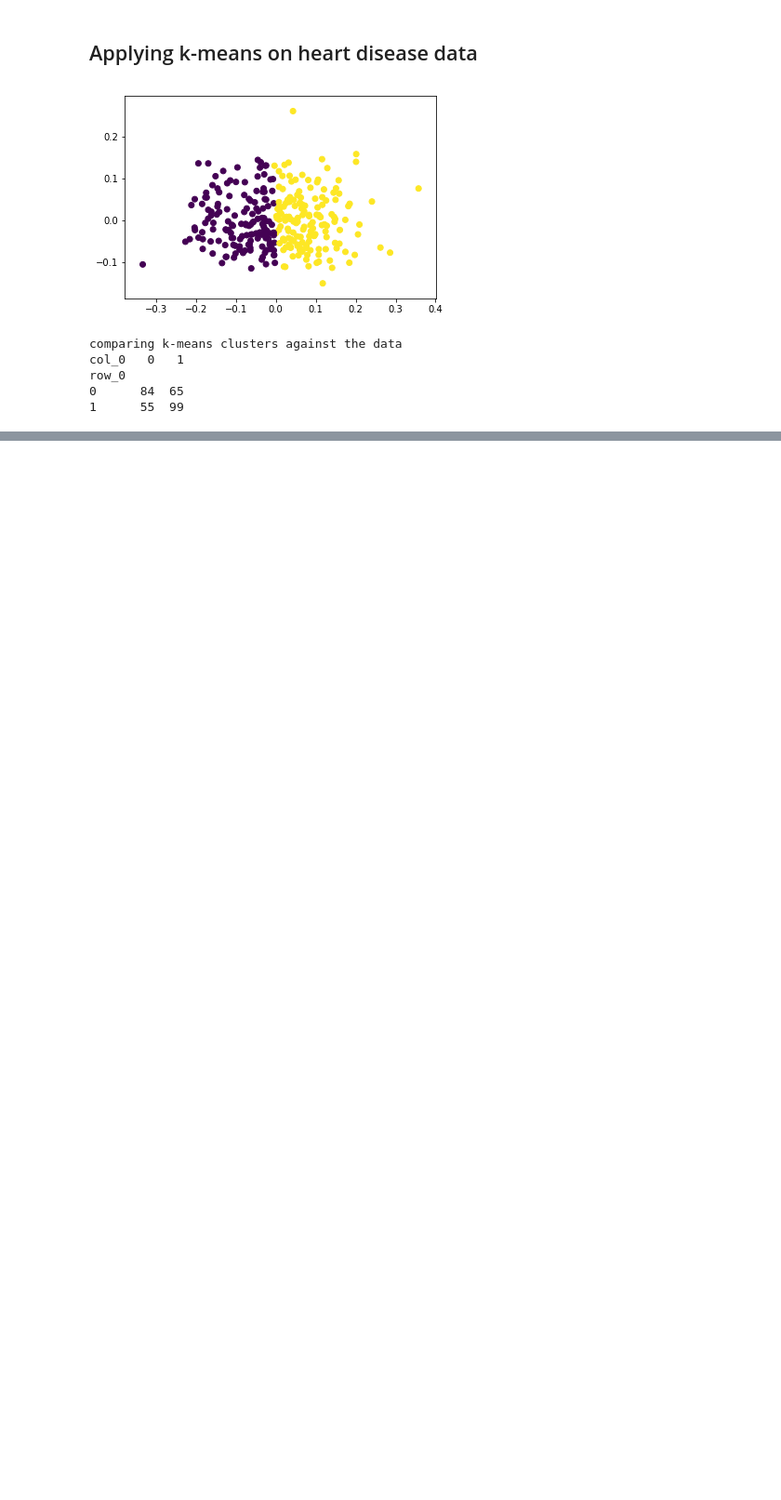
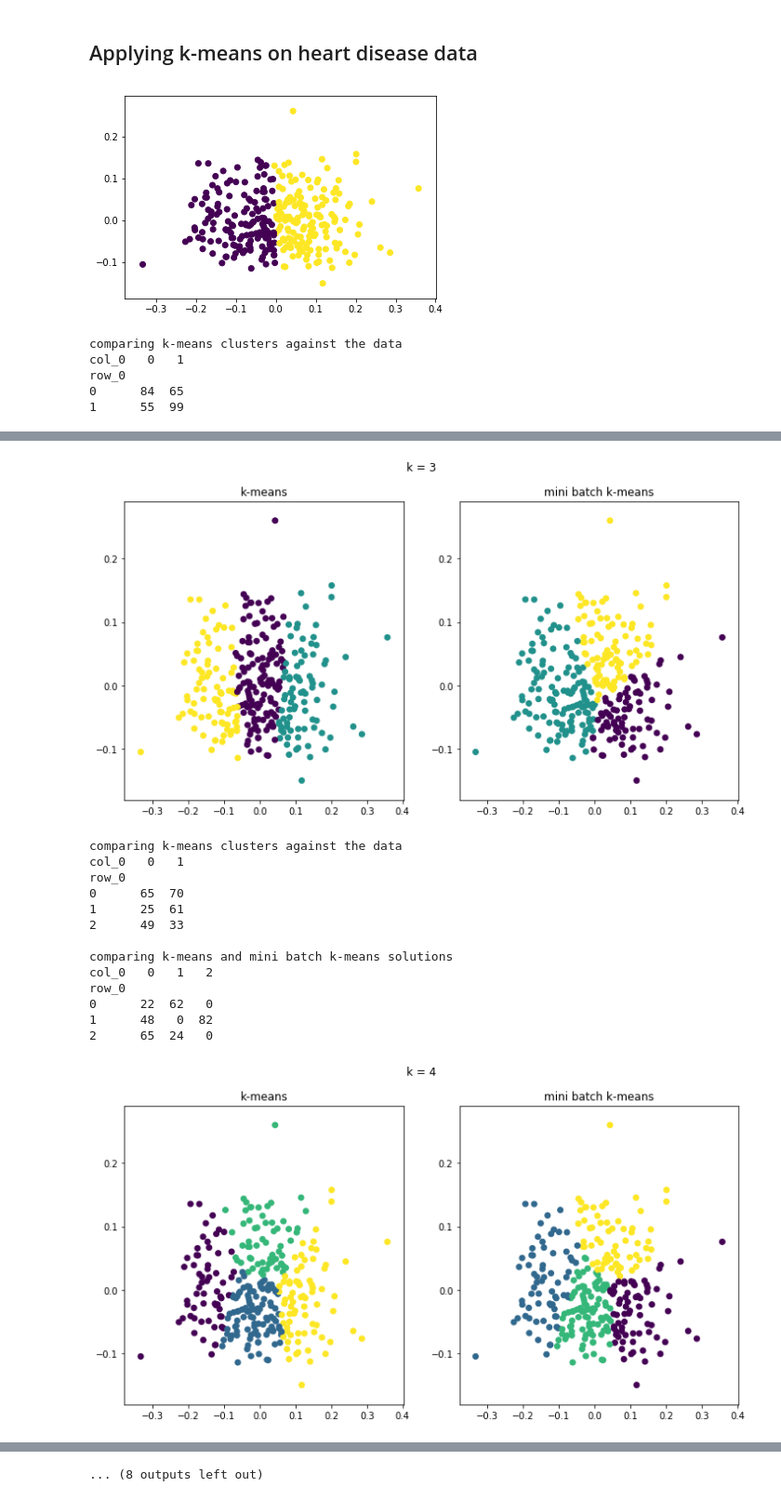
Before and after one commit to brianmcguckin/thinkful_unit_04_unsupervised_learning, a Jupyter notebook: 04_02_02_k_means.ipynb, the cells around one changed output, grey strips where cells are left out. Shown at 93% size. Saved outputs shown, nothing was run; the diff lists cells and outputs as text; code cells hidden in the pictures; blank space fills up the shorter version.

```diff
--- a/04_02_02_k_means.ipynb
+++ b/04_02_02_k_means.ipynb
@@ -112,0 +120,46 @@ Your task is to take the k-means code here and see what happens when you change
+# %%
+k_vals = [3, 4, 5, 6, 7, 8, 9, 10, 11, 12]
+
+for i in k_vals:
+
+    #full k-means
+    y_pred = KMeans(n_clusters=i, random_state=42).fit_predict(X_pca)
+
+    #minibatch
+    minibatchkmeans = MiniBatchKMeans(init='random',
+                                      n_clusters=i,
+                                      batch_size=200)
+    minibatchkmeans.fit(X_pca)
+    predict_mini = minibatchkmeans.predict(X_pca)
+
+    #plots
+    plt.figure(figsize=(12, 6))
+    plt.suptitle('k = {}'.format(i))
+    plt.subplot(121)
+    plt.scatter(X_pca[:, 0], X_pca[:,1], c=y_pred)
+    plt.title('k-means')
+    plt.subplot(122)
+    plt.title('mini batch k-means')
+    plt.scatter(X_pca[:, 0], X_pca[:, 1], c=predict_mini)
+    plt.show()
+
+    print('comparing k-means clusters against the data')
+    print(pd.crosstab(y_pred, y))
+    print('\ncomparing k-means and mini batch k-means solutions')
+    print(pd.crosstab(predict_mini, y_pred))
+# %% [output]
+[figure, added]
+comparing k-means clusters against the data
+col_0   0   1
+row_0
+0      65  70
+1      25  61
+2      49  33
+
+comparing k-means and mini batch k-means solutions
+col_0   0   1   2
+row_0
+0      22  62   0
+1      48   0  82
+2      65  24   0
+[figure, added]
@@ -112,0 +255 @@ Your task is to take the k-means code here and see what happens when you change
+... (8 outputs left out)
```
Also changed, not shown: parts of 5 cells of this notebook, 1 other file.
